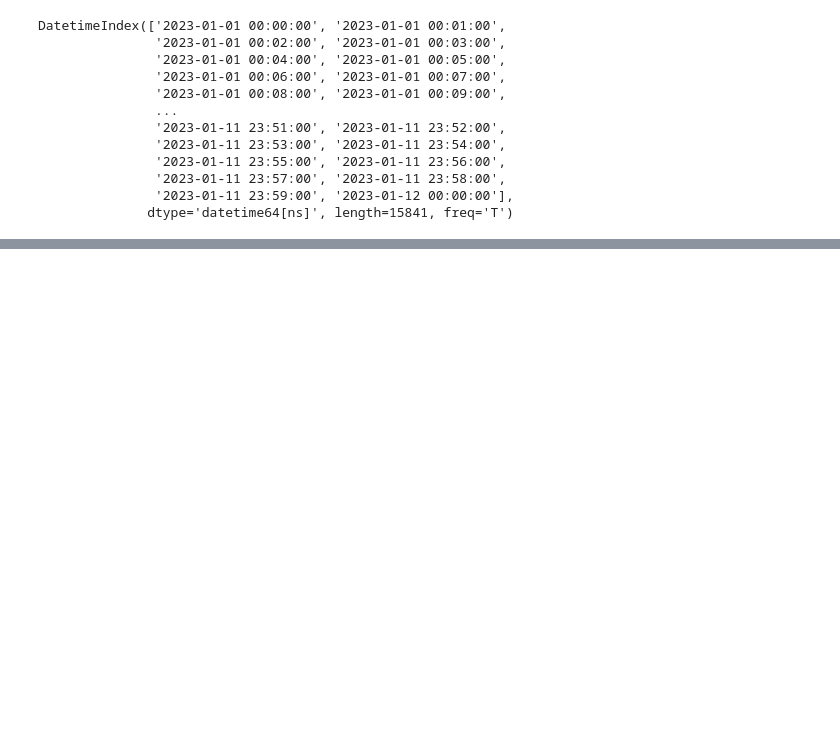
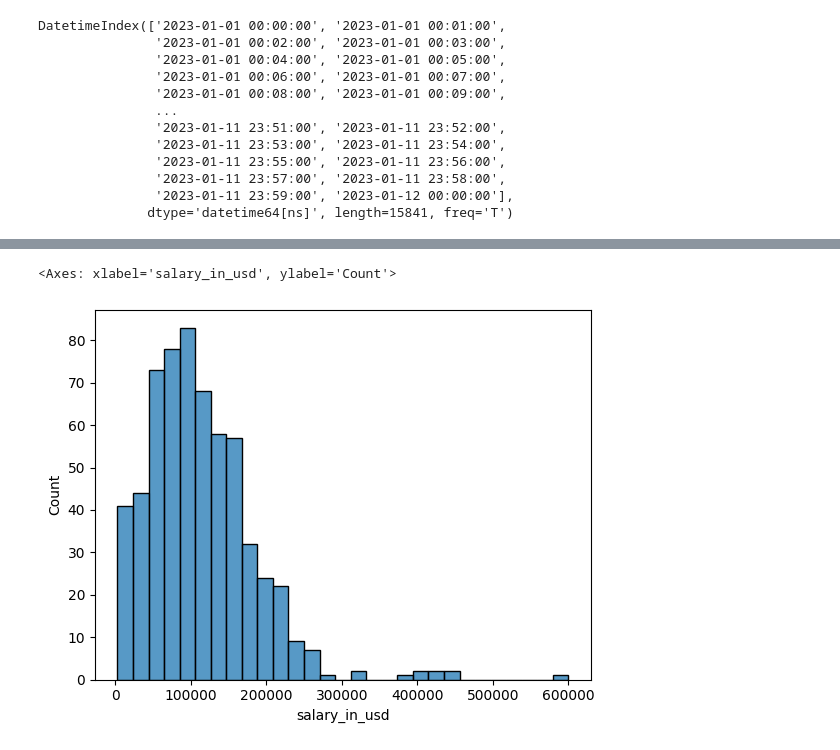
Before and after one commit to PandiDurai010722/AI_and_ML, a Jupyter notebook: 03.12.23.ipynb, the cells around one changed output, grey strips where cells are left out. Cells and saved outputs as stored; diff of their text form; code cells hidden in the pictures; blank space fills up the shorter version.

```diff
--- a/03.12.23.ipynb
+++ b/03.12.23.ipynb
@@ -147,0 +1259,5 @@ mycursor.execute("
+# %%
+sns.histplot(df['salary_in_usd'])
+# %% [output]
+<Axes: xlabel='salary_in_usd', ylabel='Count'>
+[figure, added]
```
Also changed, not shown: parts of 136 cells of this notebook, 5 other files.
